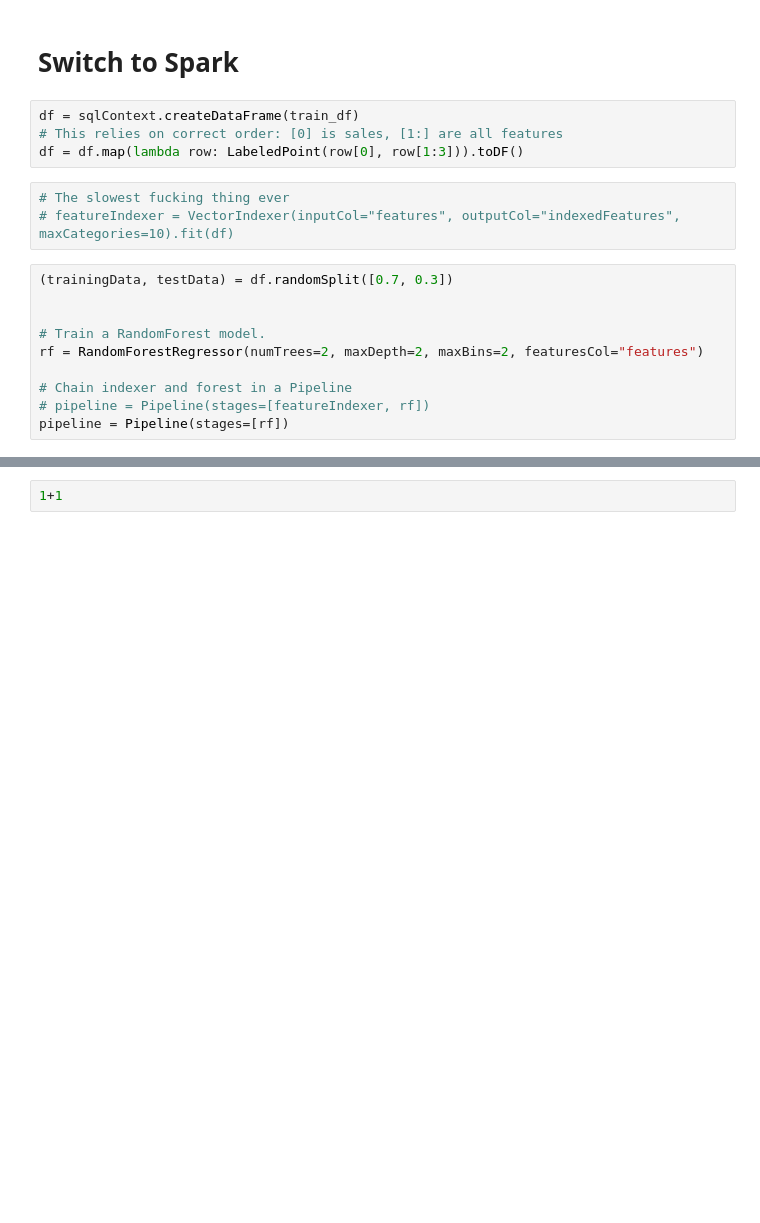
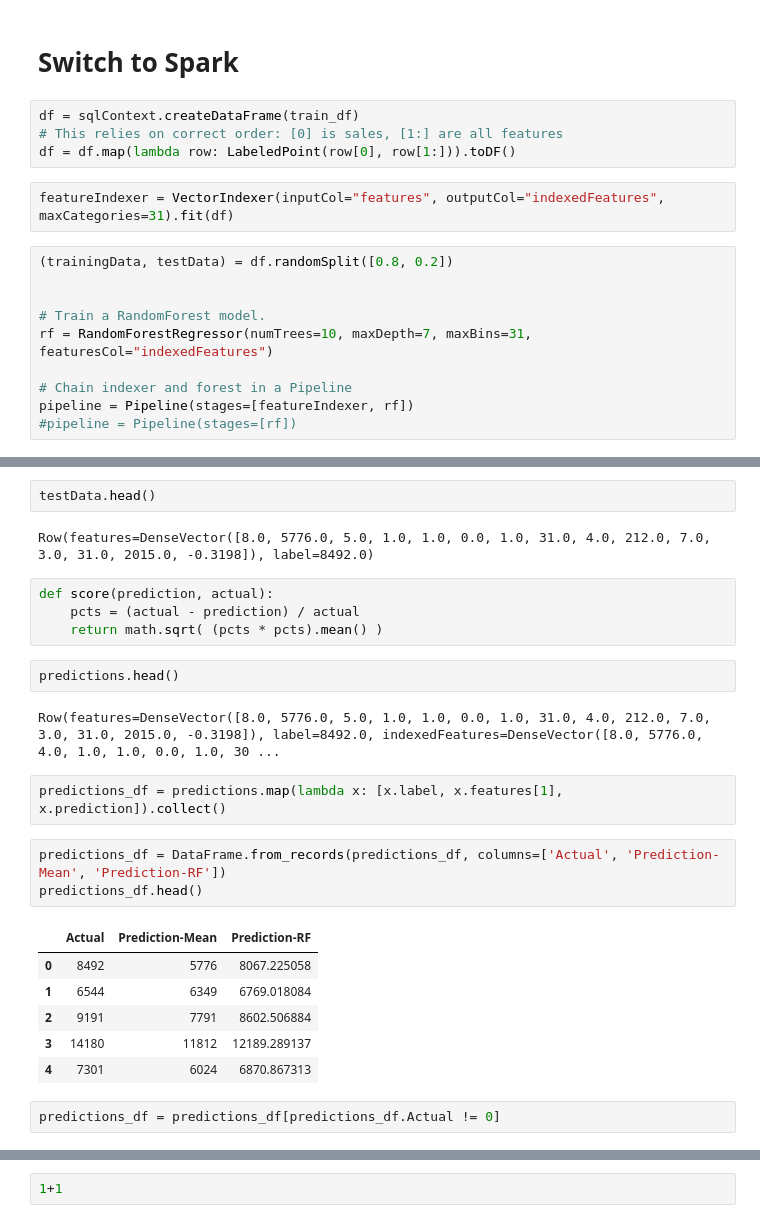
Before and after one commit to zachgarner/kaggle-rossmann, a Jupyter notebook: Spark.ipynb, the cells around one changed output, grey strips where cells are left out. Cells and saved outputs as stored; diff of their text form; blank space fills up the shorter version.

```diff
--- a/Spark.ipynb
+++ b/Spark.ipynb
@@ -87,20 +89,19 @@ train_df.head()
 # %%
 df = sqlContext.createDataFrame(train_df)
 # This relies on correct order: [0] is sales, [1:] are all features
-df = df.map(lambda row: LabeledPoint(row[0], row[1:3])).toDF()
+df = df.map(lambda row: LabeledPoint(row[0], row[1:])).toDF()
 # %%
-# The slowest fucking thing ever
-# featureIndexer = VectorIndexer(inputCol="features", outputCol="indexedFeatures", maxCategories=10).fit(df)
+featureIndexer = VectorIndexer(inputCol="features", outputCol="indexedFeatures", maxCategories=31).fit(df)
 # %%
-(trainingData, testData) = df.randomSplit([0.7, 0.3])
+(trainingData, testData) = df.randomSplit([0.8, 0.2])
 
 
 # Train a RandomForest model.
-rf = RandomForestRegressor(numTrees=2, maxDepth=2, maxBins=2, featuresCol="features")
+rf = RandomForestRegressor(numTrees=10, maxDepth=7, maxBins=31, featuresCol="indexedFeatures")
 
 # Chain indexer and forest in a Pipeline
-# pipeline = Pipeline(stages=[featureIndexer, rf])
-pipeline = Pipeline(stages=[rf])
+pipeline = Pipeline(stages=[featureIndexer, rf])
+#pipeline = Pipeline(stages=[rf])
 # %%
 
 # Train model.  This also runs the indexer.
@@ -112,0 +140,26 @@ Py4JJavaError: An error occurred while calling o92.fit.
+# %%
+testData.head()
+# %% [output]
+Row(features=DenseVector([8.0, 5776.0, 5.0, 1.0, 1.0, 0.0, 1.0, 31.0, 4.0, 212.0, 7.0, 3.0, 31.0, 2015.0, -0.3198]), label=8492.0)
+# %%
+def score(prediction, actual):
+    pcts = (actual - prediction) / actual
+    return math.sqrt( (pcts * pcts).mean() )
+# %%
+predictions.head()
+# %% [output]
+Row(features=DenseVector([8.0, 5776.0, 5.0, 1.0, 1.0, 0.0, 1.0, 31.0, 4.0, 212.0, 7.0, 3.0, 31.0, 2015.0, -0.3198]), label=8492.0, indexedFeatures=DenseVector([8.0, 5776.0, 4.0, 1.0, 1.0, 0.0, 1.0, 30 ...
+# %%
+predictions_df = predictions.map(lambda x: [x.label, x.features[1], x.prediction]).collect()
+# %%
+predictions_df = DataFrame.from_records(predictions_df, columns=['Actual', 'Prediction-Mean', 'Prediction-RF'])
+predictions_df.head()
+# %% [output]
+|  | Actual | Prediction-Mean | Prediction-RF |
+| 0 | 8492 | 5776 | 8067.225058 |
+| 1 | 6544 | 6349 | 6769.018084 |
+| 2 | 9191 | 7791 | 8602.506884 |
+| 3 | 14180 | 11812 | 12189.289137 |
+| 4 | 7301 | 6024 | 6870.867313 |
+# %%
+predictions_df = predictions_df[predictions_df.Actual != 0]
```
Also changed, not shown: parts of 31 cells of this notebook, 3 other files.
